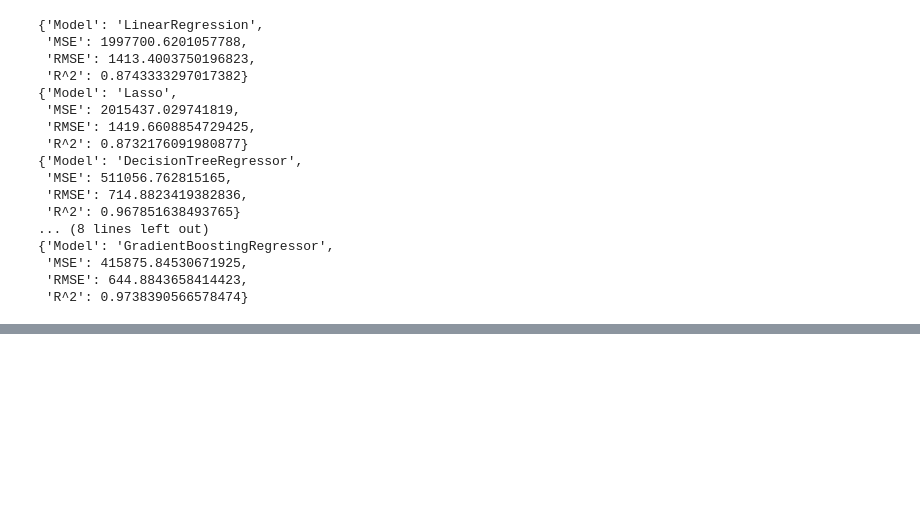
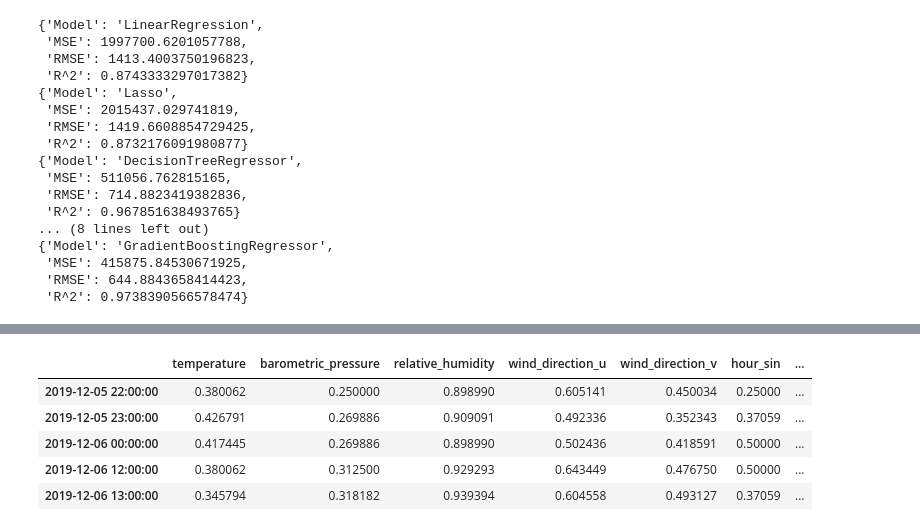
Before and after one commit to mmoura-dev/ppcic-ml, a Jupyter notebook: AM_T1_MATHEUS_DOS_SANTOS_MOURA.ipynb, the cells around one changed output, grey strips where cells are left out. Cells and saved outputs as stored; diff of their text form; code cells hidden in the pictures; blank space fills up the shorter version.

```diff
--- a/AM_T1_MATHEUS_DOS_SANTOS_MOURA.ipynb
+++ b/AM_T1_MATHEUS_DOS_SANTOS_MOURA.ipynb
@@ -484,0 +526,14 @@ for model in q2_models:
+# %%
+# Binarizing class
+COL_TO_BINARIZE = "precipitation"
+q3_df_train[COL_TO_BINARIZE] = q3_df_train[COL_TO_BINARIZE].map(lambda x: 1 if x != 0 else 0)
+q3_df_val[COL_TO_BINARIZE] = q3_df_val[COL_TO_BINARIZE].map(lambda x: 1 if x != 0 else 0)
+q3_df_test[COL_TO_BINARIZE] = q3_df_test[COL_TO_BINARIZE].map(lambda x: 1 if x != 0 else 0)
+q3_df_train[q3_df_train[COL_TO_BINARIZE] > 0].head()
+# %% [output]
+|  | temperature | barometric_pressure | relative_humidity | wind_direction_u | wind_direction_v | hour_sin | ... |
+| 2019-12-05 22:00:00 | 0.380062 | 0.250000 | 0.898990 | 0.605141 | 0.450034 | 0.25000 | ... |
+| 2019-12-05 23:00:00 | 0.426791 | 0.269886 | 0.909091 | 0.492336 | 0.352343 | 0.37059 | ... |
+| 2019-12-06 00:00:00 | 0.417445 | 0.269886 | 0.898990 | 0.502436 | 0.418591 | 0.50000 | ... |
+| 2019-12-06 12:00:00 | 0.380062 | 0.312500 | 0.929293 | 0.643449 | 0.476750 | 0.50000 | ... |
+| 2019-12-06 13:00:00 | 0.345794 | 0.318182 | 0.939394 | 0.604558 | 0.493127 | 0.37059 | ... |
```
Also changed, not shown: parts of 7 cells of this notebook.
